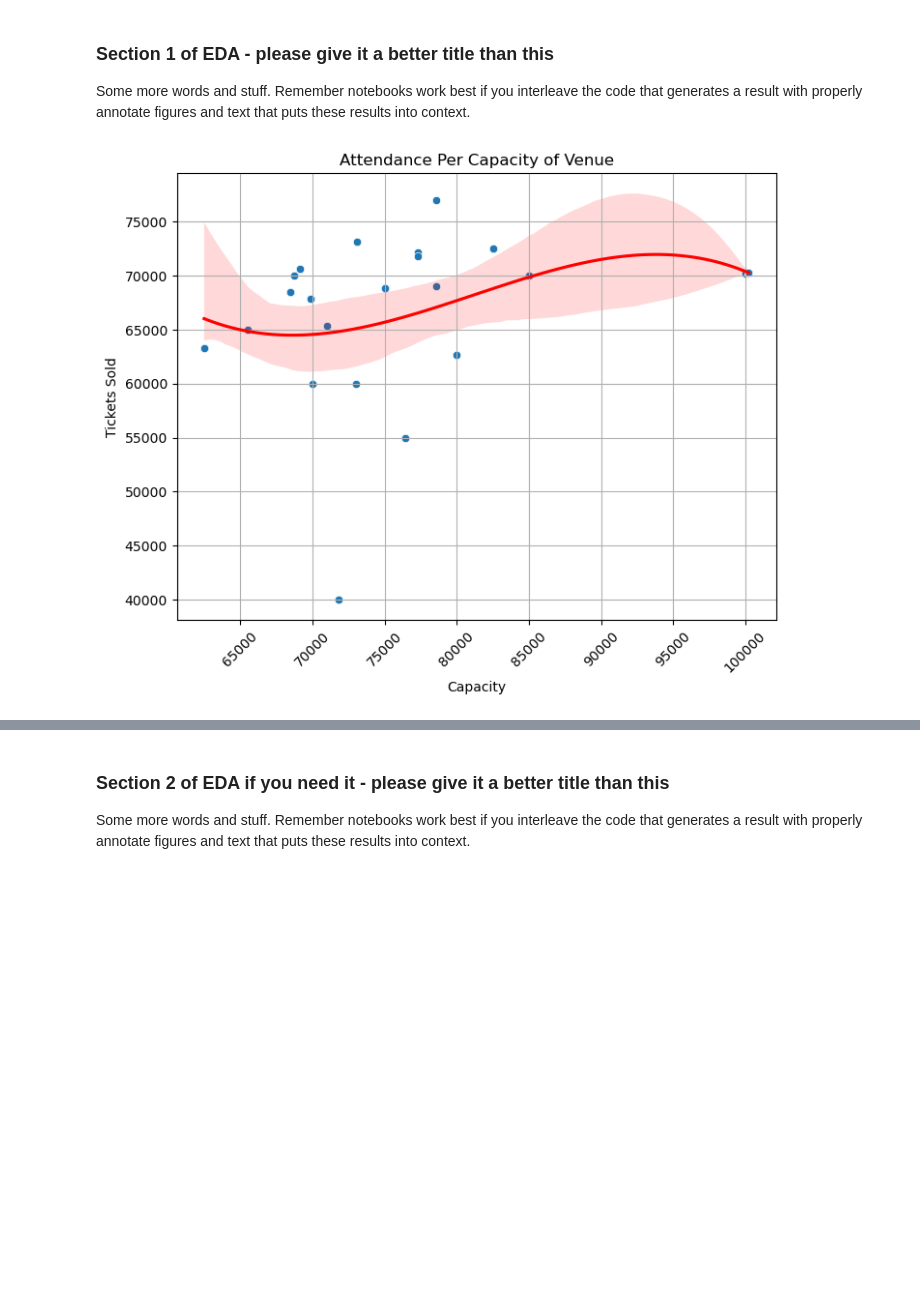
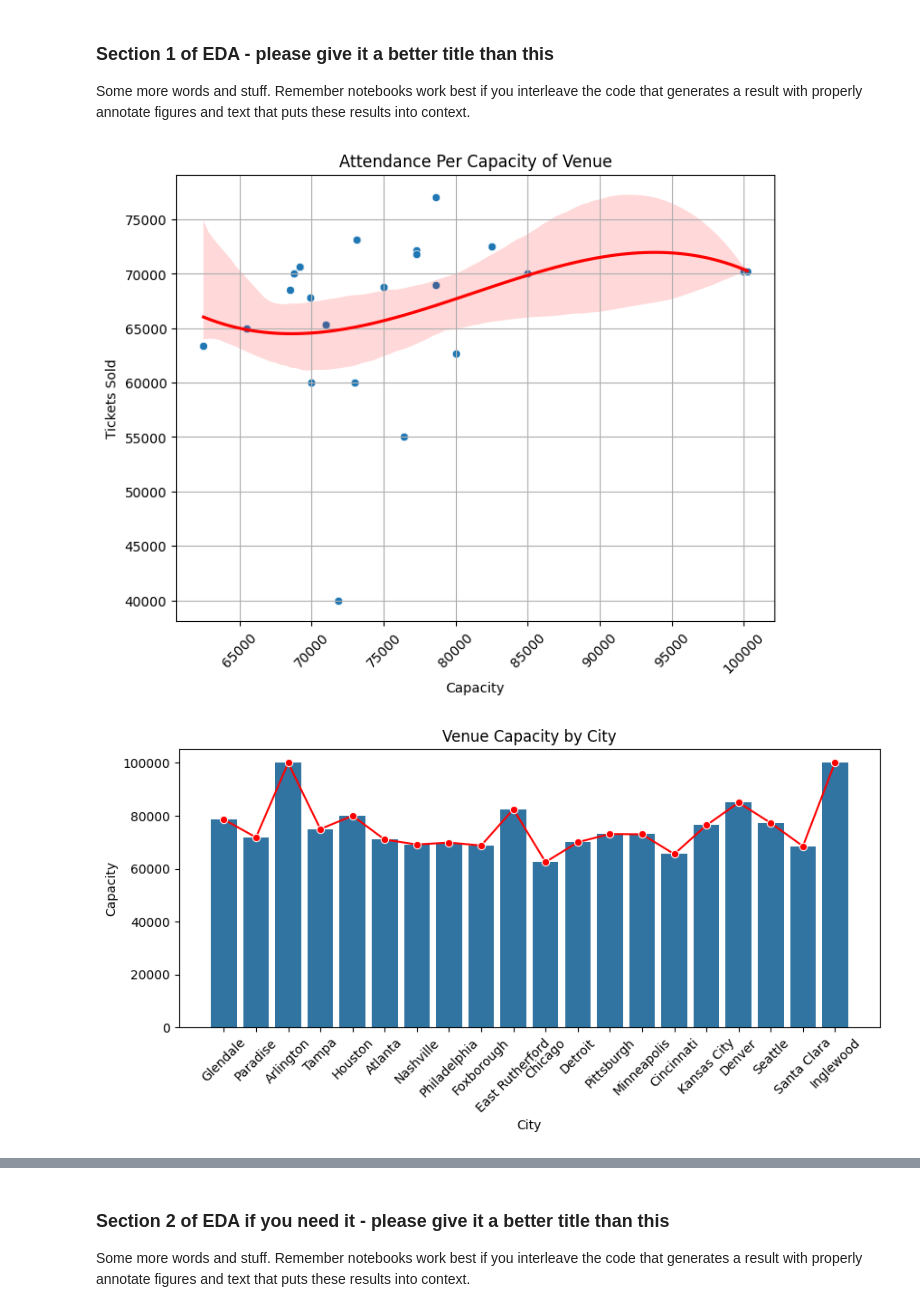
Before and after one commit to AnikAlam/AnikAlam_COGS108_EDA, a Jupyter notebook: EDACheckpoint_group065.ipynb, the cells around one changed output, grey strips where cells are left out. Drawn from its saved outputs; the diff is of its cells as text; code cells hidden in the pictures; blank space fills up the shorter version.

Commit message:
added more graphical representations for the reputations dataset

```diff
--- a/EDACheckpoint_group065.ipynb
+++ b/EDACheckpoint_group065.ipynb
@@ -326,16 +326,38 @@ Some more words and stuff.  Remember notebooks work best if you interleave the c
 # %%
 ## YOUR CODE HERE
 ## FEEL FREE TO ADD MULTIPLE CELLS PER SECTION
 
 #scatterplot comparing the maximum capacity of a given venue to the number of tickets sold, with a line of best fit to the third order
 plt.figure(figsize=(8, 6))
 sns.scatterplot(data=eras_df, x='Capacity', y='Attendance')
 sns.regplot(data=eras_df, x='Capacity', y='Attendance', scatter=False, color='red', order=3)  # Fit a curve
 plt.title('Attendance Per Capacity of Venue')
 plt.xlabel('Capacity')
 plt.xticks(rotation=45)
 plt.ylabel('Tickets Sold')
 plt.grid(True)
 plt.show()
+
+mean_capacity = eras_df.groupby('City')['Capacity'].mean().reset_index()
+mean_attendance = eras_df.groupby('City')['Attendance'].mean().reset_index()
+
+plt.figure(figsize=(10, 4))
+sns.barplot(data= eras_df, x="City", y="Capacity")
+sns.lineplot(data=mean_capacity, x='City', y='Capacity', marker='o', color='red')
+plt.title("Venue Capacity by City")
+plt.xlabel("City")
+plt.xticks(rotation=45)
+plt.ylabel("Capacity")
+plt.show()
+
+plt.figure(figsize=(10, 4))
+sns.barplot(data= eras_df, x="City", y="Attendance")
+sns.lineplot(data=mean_attendance, x='City', y='Attendance', marker='o', color='red')
+plt.title("Venue Attendance by City")
+plt.xlabel("City")
+plt.xticks(rotation=45)
+plt.ylabel("Attendance")
+plt.show()
 # %% [output]
 [figure]
+[figure, added]
```
Also changed, not shown: parts of 3 cells of this notebook.
